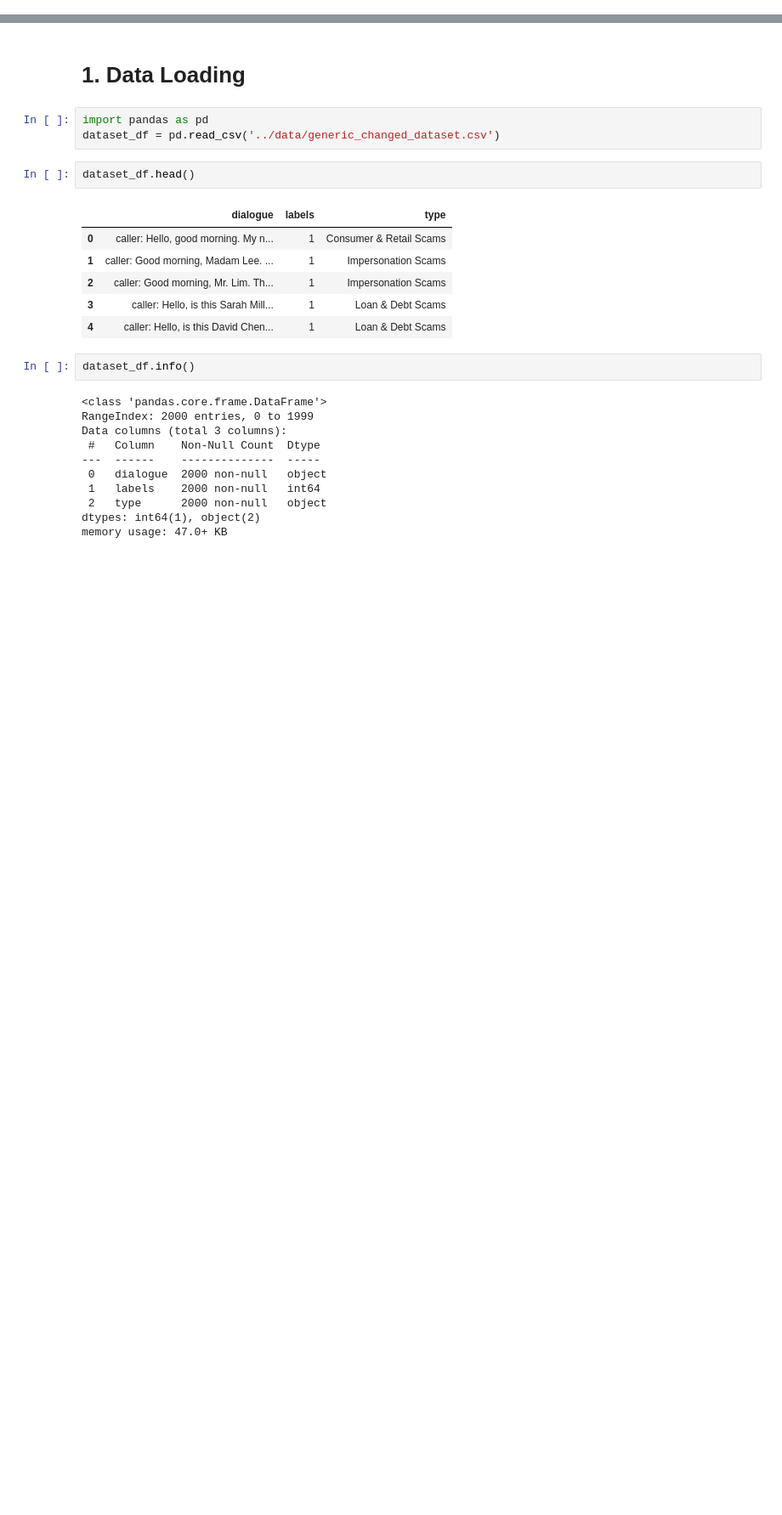
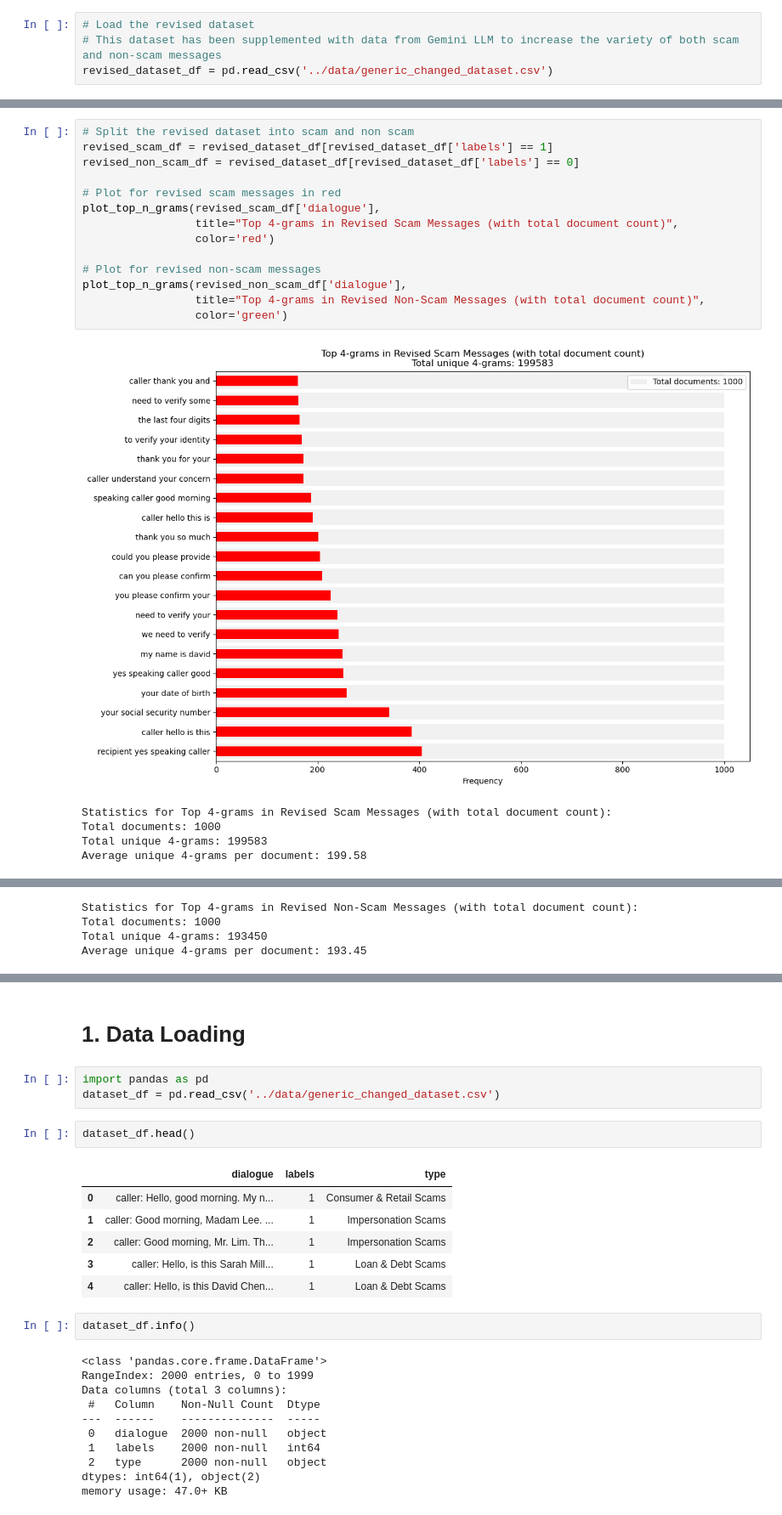
Before and after one commit to junxianyong/INF2008_P1-08, a Jupyter notebook: scam_detection/data_exploration.ipynb, the cells around one changed output, grey strips where cells are left out. Shown at 85% size. Cells and saved outputs as stored; diff of their text form; blank space fills up the shorter version.

```diff
--- a/scam_detection/data_exploration.ipynb
+++ b/scam_detection/data_exploration.ipynb
@@ -0,0 +184,4 @@
+# %%
+# Load the revised dataset
+# This dataset has been supplemented with data from Gemini LLM to increase the variety of both scam and non-scam messages
+revised_dataset_df = pd.read_csv('../data/generic_changed_dataset.csv')
@@ -0,0 +216,20 @@
+# %%
+# Split the revised dataset into scam and non scam
+revised_scam_df = revised_dataset_df[revised_dataset_df['labels'] == 1]
+revised_non_scam_df = revised_dataset_df[revised_dataset_df['labels'] == 0]
+
+# Plot for revised scam messages in red
+plot_top_n_grams(revised_scam_df['dialogue'],
+                 title="Top 4-grams in Revised Scam Messages (with total document count)",
+                 color='red')
+
+# Plot for revised non-scam messages
+plot_top_n_grams(revised_non_scam_df['dialogue'],
+                 title="Top 4-grams in Revised Non-Scam Messages (with total document count)",
+                 color='green')
+# %% [output]
+[figure, added]
+Statistics for Top 4-grams in Revised Scam Messages (with total document count):
+Total documents: 1000
+Total unique 4-grams: 199583
+Average unique 4-grams per document: 199.58
@@ -0,0 +237,4 @@
+Statistics for Top 4-grams in Revised Non-Scam Messages (with total document count):
+Total documents: 1000
+Total unique 4-grams: 193450
+Average unique 4-grams per document: 193.45
```
Also changed, not shown: parts of 12 cells of this notebook.
